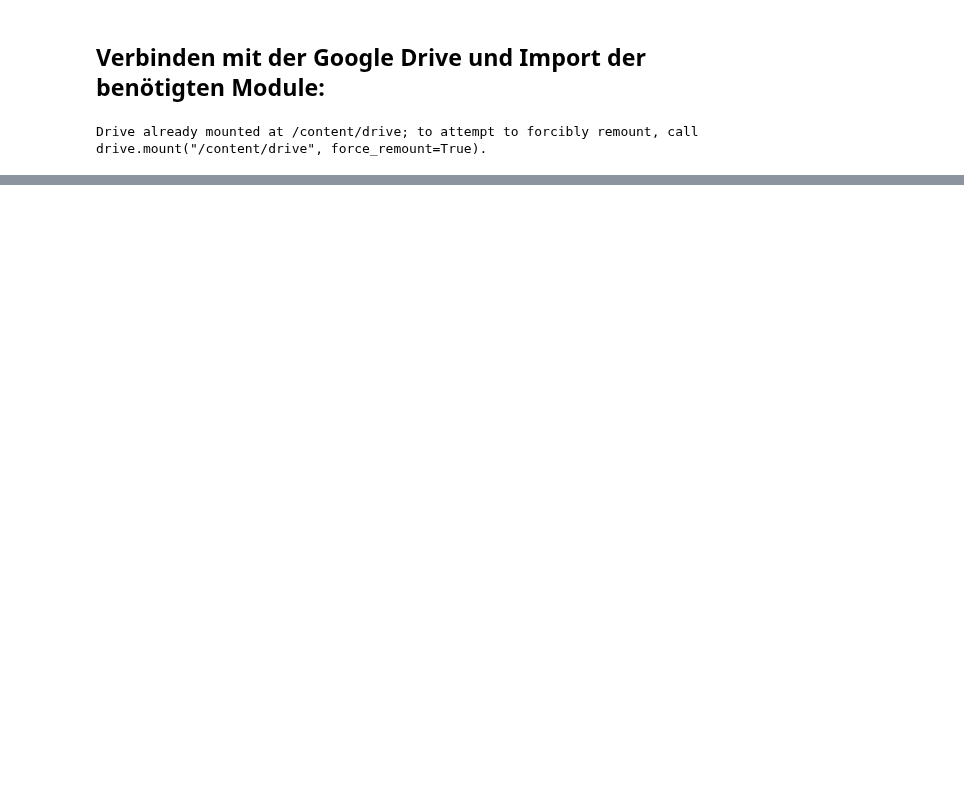
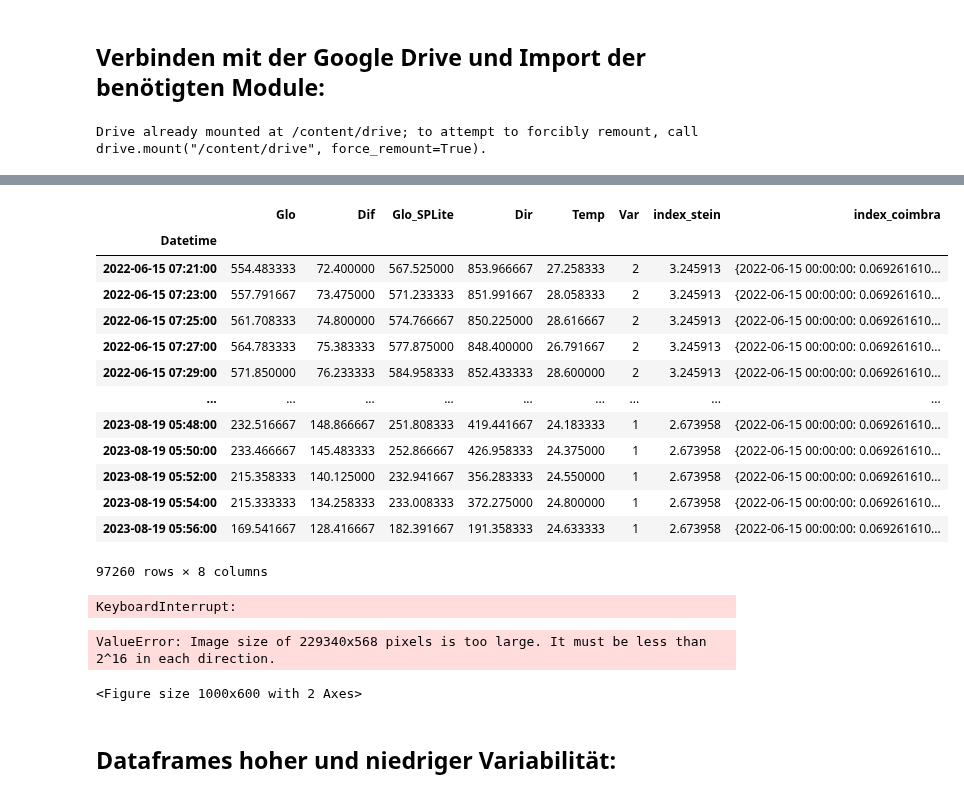
Before and after one commit to rjanow/Masterarbeit, a Jupyter notebook: 1_2_EDA.ipynb, the cells around one changed output, grey strips where cells are left out. Drawn from its saved outputs; the diff is of its cells as text; code cells hidden in the pictures; blank space fills up the shorter version.

```diff
--- a/1_2_EDA.ipynb
+++ b/1_2_EDA.ipynb
@@ -60,6 +46,8 @@ tus = pvlib.location.Location(latitude, longitude, tz, altitude, name)
 name_Messwerte = 'UVI_Messdaten.csv'
 name_Vorhersage = 'Vorhersage.csv'
 name_Solar_Messwerte = 'Solys_Messdaten.csv'
+name_VarIdx = 'Var_Index.csv'
+
 drive_path = '/content/drive/My Drive/Colab_Notebooks/Clean_Data/'
 output_plot_path = '/content/drive/My Drive/Colab_Notebooks/plot_daily_UVI/'
 # %%
@@ -67,16 +55,19 @@ output_plot_path = '/content/drive/My Drive/Colab_Notebooks/plot_daily_UVI/'
 df_UVI = pd.read_csv(drive_path + name_Messwerte)
 df_Solys = pd.read_csv(drive_path + name_Solar_Messwerte)
 df_CAMS = pd.read_csv(drive_path + name_Vorhersage)
+df_VarIdx = pd.read_csv(drive_path + name_VarIdx)
 
 # Messzeitpunkt in Datetime umwandeln
 df_UVI.set_index('Datetime', inplace=True)
 df_Solys.set_index('Datetime', inplace=True)
 df_CAMS.set_index('Datetime', inplace=True)
+df_VarIdx.set_index('Datetime', inplace=True)
 
 # Index in Datetime umwandeln
 df_UVI.index = pd.to_datetime(df_UVI.index)
 df_Solys.index = pd.to_datetime(df_Solys.index)
 df_CAMS.index = pd.to_datetime(df_CAMS.index)
+df_VarIdx.index = pd.to_datetime(df_VarIdx.index)
 
 # NaN Einträge durch 0 ersetzen
 df_UVI['UVI'] = df_UVI['UVI'].fillna(0)
@@ -216,0 +84,2 @@ plt.plot(UVI_gefiltert)
+# %%
+df_VarIdx_Day = df_VarIdx.resample('D').mean()
@@ -216,0 +98,41 @@ plt.plot(UVI_gefiltert)
+# %%
+# Funktion um die Messdaten nach ihrer Variabilität zu klassifizieren
+def kategorie_zuordnen(row, avg_values, coimbra):
+    avg = avg_values.get(row.name.floor('D'), np.nan)
+
+    if pd.isna(avg):
+        return 'Unbekannt'  # Für den Fall, dass kein Durchschnittswert vorhanden ist
+    elif 1 < avg < 3:
+        return 1, avg, coimbra
+    elif 20 < avg < 41:
+        return 3, avg, coimbra
+    else:
+        return 2, avg, coimbra
+
+# Tägliche Durchschnittswerte aus DataFrame A in DataFrame B einfügen
+# Anwenden der Funktion und Zuweisung der Ergebnisse zu neuen Spalten
+temp_df = df_Solys.apply(kategorie_zuordnen, avg_values = df_VarIdx_Day['index_stein'].to_dict(), coimbra = df_VarIdx_Day['index_coimbra'].to_dict(), axis=1)
+
+# Benenne die Spalten des temporären DataFrame um
+temp_df = pd.DataFrame(temp_df.tolist(), index=temp_df.index)
+
+# Füge die neuen Spalten zum ursprünglichen DataFrame hinzu
+df_Solys = pd.concat([df_Solys, temp_df[[0, 1, 2]]], axis=1)
+df_Solys.rename(columns={0: 'Var', 1: 'index_stein', 2: 'index_coimbra'}, inplace = True)
+# %%
+df_Solys
+# %% [output]
+|  | Glo | Dif | Glo_SPLite | Dir | Temp | Var | index_stein | index_coimbra |
+| Datetime |  |  |  |  |  |  |  |  |
+| 2022-06-15 07:21:00 | 554.483333 | 72.400000 | 567.525000 | 853.966667 | 27.258333 | 2 | 3.245913 | {2022-06-15 00:00:00: 0.069261610... |
+| 2022-06-15 07:23:00 | 557.791667 | 73.475000 | 571.233333 | 851.991667 | 28.058333 | 2 | 3.245913 | {2022-06-15 00:00:00: 0.069261610... |
+| 2022-06-15 07:25:00 | 561.708333 | 74.800000 | 574.766667 | 850.225000 | 28.616667 | 2 | 3.245913 | {2022-06-15 00:00:00: 0.069261610... |
+| 2022-06-15 07:27:00 | 564.783333 | 75.383333 | 577.875000 | 848.400000 | 26.791667 | 2 | 3.245913 | {2022-06-15 00:00:00: 0.069261610... |
+| 2022-06-15 07:29:00 | 571.850000 | 76.233333 | 584.958333 | 852.433333 | 28.600000 | 2 | 3.245913 | {2022-06-15 00:00:00: 0.069261610... |
+| ... | ... | ... | ... | ... | ... | ... | ... | ... |
+| 2023-08-19 05:48:00 | 232.516667 | 148.866667 | 251.808333 | 419.441667 | 24.183333 | 1 | 2.673958 | {2022-06-15 00:00:00: 0.069261610... |
+| 2023-08-19 05:50:00 | 233.466667 | 145.483333 | 252.866667 | 426.958333 | 24.375000 | 1 | 2.673958 | {2022-06-15 00:00:00: 0.069261610... |
+| 2023-08-19 05:52:00 | 215.358333 | 140.125000 | 232.941667 | 356.283333 | 24.550000 | 1 | 2.673958 | {2022-06-15 00:00:00: 0.069261610... |
+| 2023-08-19 05:54:00 | 215.333333 | 134.258333 | 233.008333 | 372.275000 | 24.800000 | 1 | 2.673958 | {2022-06-15 00:00:00: 0.069261610... |
+| 2023-08-19 05:56:00 | 169.541667 | 128.416667 | 182.391667 | 191.358333 | 24.633333 | 1 | 2.673958 | {2022-06-15 00:00:00: 0.069261610... |
+97260 rows × 8 columns
@@ -216,0 +187,8 @@ plt.plot(UVI_gefiltert)
+# %%
+plot_Var_days(df_Solys_VarLow, '/content/drive/My Drive/Colab_Notebooks/LowVarDays_Plots', 'Low-Var-Tag')
+# %% [output]
+KeyboardInterrupt:
+ValueError: Image size of 229340x568 pixels is too large. It must be less than 2^16 in each direction.
+<Figure size 1000x600 with 2 Axes>
+# %% [markdown]
+## Dataframes hoher und niedriger Variabilität:
```
Also changed, not shown: parts of 60 cells of this notebook.
